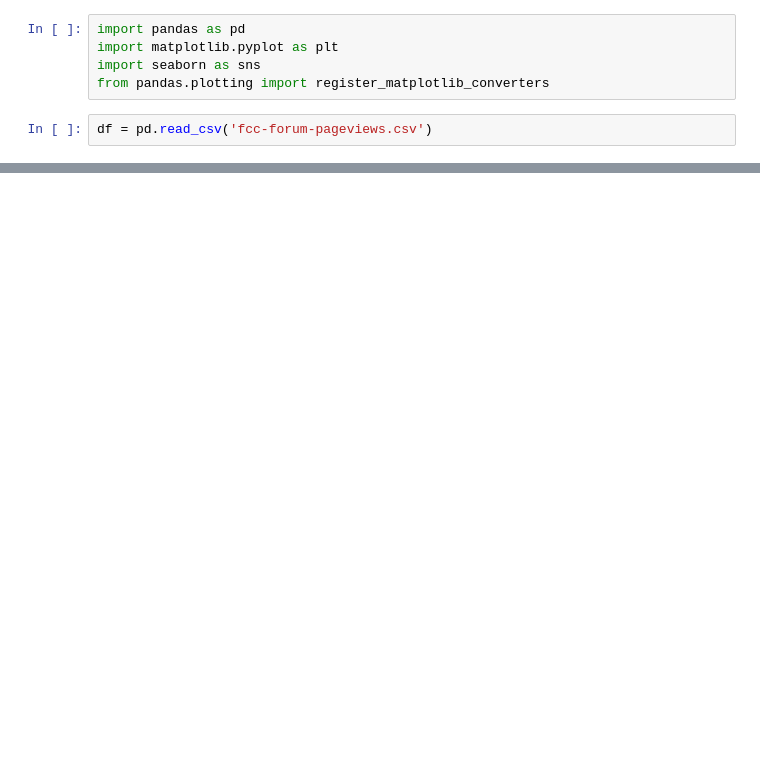
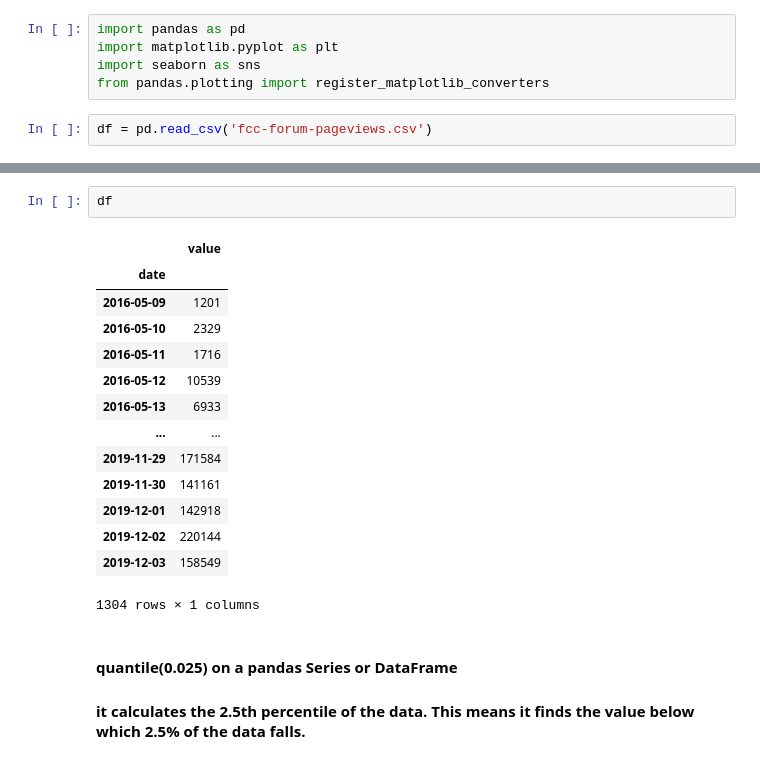
Before and after one commit to RemiJolian/boilerplate-page-view-time-series-visualizer, a Jupyter notebook: test.ipynb, the cells around one changed output, grey strips where cells are left out. Saved outputs shown, nothing was run; the diff lists cells and outputs as text; blank space fills up the shorter version.

```diff
--- a/test.ipynb
+++ b/test.ipynb
@@ -16,0 +21,20 @@ df.head()
+# %%
+df
+# %% [output]
+|  | value |
+| date |  |
+| 2016-05-09 | 1201 |
+| 2016-05-10 | 2329 |
+| 2016-05-11 | 1716 |
+| 2016-05-12 | 10539 |
+| 2016-05-13 | 6933 |
+| ... | ... |
+| 2019-11-29 | 171584 |
+| 2019-11-30 | 141161 |
+| 2019-12-01 | 142918 |
+| 2019-12-02 | 220144 |
+| 2019-12-03 | 158549 |
+1304 rows × 1 columns
+# %% [markdown]
+#### quantile(0.025) on a pandas Series or DataFrame
+#### it calculates the 2.5th percentile of the data. This means it finds the value below which 2.5% of the data falls.
```
Also changed, not shown: parts of 6 cells of this notebook, 2 other files.
